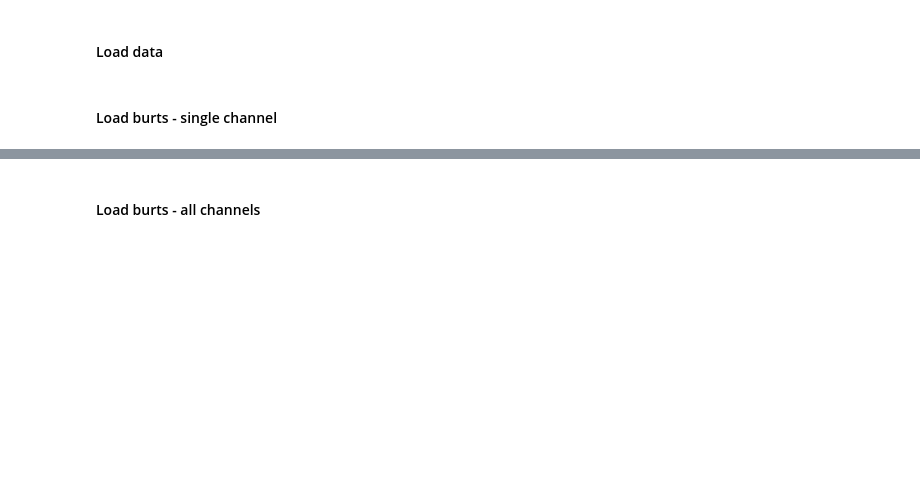
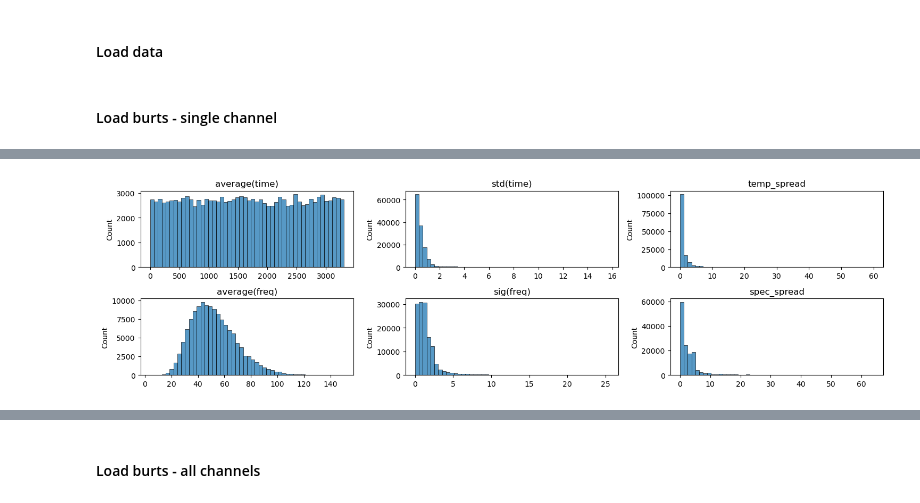
Before and after one commit to ViniciusLima94/vanderbilt, a Jupyter notebook: notebooks/5_Burst_Stats.ipynb, the cells around one changed output, grey strips where cells are left out. Cells and saved outputs as stored; diff of their text form; code cells hidden in the pictures; blank space fills up the shorter version.

```diff
--- a/notebooks/5_Burst_Stats.ipynb
+++ b/notebooks/5_Burst_Stats.ipynb
@@ -313,7 +421,7 @@ for key in features_names:
     features[key] = []
 
 blocks = jnp.asarray(bursts.blocks.data)
-sel_bursts = bursts.sel(IMFs=0)
+sel_bursts = bursts.sel(IMFs=3)
 
 mu_time, sig_time = get_stats_feature_blocks(
     blocks, times, sel_bursts.data, fstats=jnp.nanmean
@@ -342,12 +450,14 @@ for j, key in enumerate(features_names):
 # %%
 plt.figure(figsize=(15, 6))
 for i, key in enumerate(features_names):
     data = features[key]
     if data.ndim == 3:
         data = np.diff(features[key], axis=2).squeeze()
     data = data.flatten()
     data = data[~np.isnan(data)]
     plt.subplot(3, 3, i + 1)
-    sns.histplot(data=data)
-    plt.title(features_names[i])
+    sns.histplot(data=data, bins=50)
+    plt.title(key)
 plt.tight_layout()
+# %% [output]
+[figure, added]
```
Also changed, not shown: parts of 17 cells of this notebook, 3 other files.
